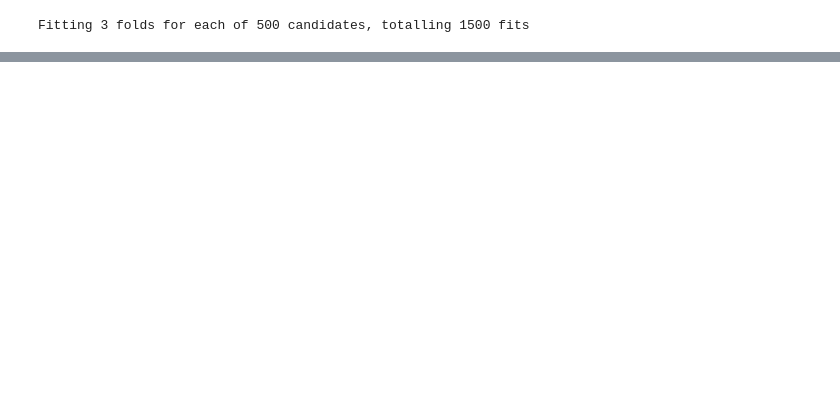
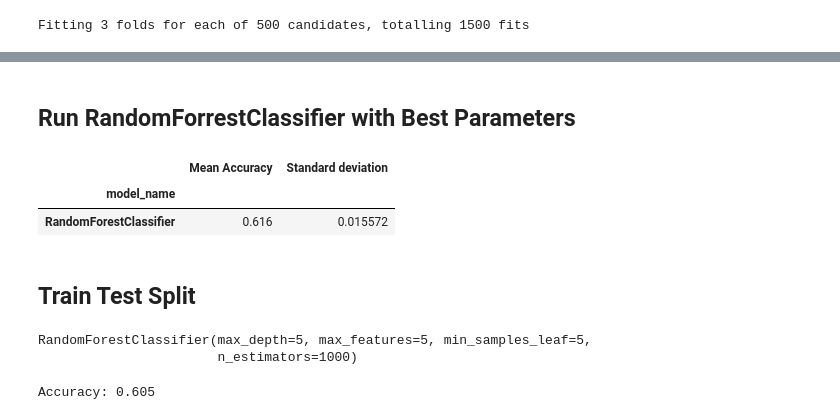
Before and after one commit to MeganTran6023/NLP_Sarcasm, a Jupyter notebook: NLP_Sarcasm Dataset.ipynb, the cells around one changed output, grey strips where cells are left out. Cells and saved outputs as stored; diff of their text form; code cells hidden in the pictures; blank space fills up the shorter version.

```diff
--- a/NLP_Sarcasm Dataset.ipynb
+++ b/NLP_Sarcasm Dataset.ipynb
@@ -429,0 +386,63 @@ Best score is: 0.6179832527137917
+# %% [markdown]
+## Run RandomForrestClassifier with Best Parameters
+# %%
+from sklearn.ensemble import RandomForestClassifier
+from sklearn.model_selection import cross_val_score
+# cross validation score
+labels = df_train.Y
+models = [
+    RandomForestClassifier(criterion= 'gini',
+                           max_depth= 3,
+                           max_features= 3,
+                           min_samples_leaf= 3,
+                           min_samples_split= 2,
+                           n_estimators= 150),
+]
+
+#n_estimators = number of trees made before making a decision
+
+cross_value_scored = []
+for model in models:
+    model_name = model.__class__.__name__
+    accuracies= cross_val_score(model, X, labels, scoring = 'accuracy', cv = 5)
+    for accuracy in accuracies:
+        cross_value_scored.append((model_name, accuracy))
+
+# make a dataframe of cross_val_scor
+df_cv = pd.DataFrame(cross_value_scored, columns =['model_name', 'accuracy'])
+acc = pd.concat([df_cv.groupby('model_name').accuracy.mean(),df_cv.groupby('model_name').accuracy.std()], axis= 1,ignore_index=True)
+acc.columns = ['Mean Accuracy', 'Standard deviation']
+acc
+# %% [output]
+|  | Mean Accuracy | Standard deviation |
+| model_name |  |  |
+| RandomForestClassifier | 0.616 | 0.015572 |
+# %% [markdown]
+## Train Test Split
+# %%
+from sklearn.ensemble import RandomForestClassifier
+
+# Create the model with your desired parameters
+clf = RandomForestClassifier(criterion= 'gini',
+                            max_depth= 5,
+                            max_features= 5,
+                            min_samples_leaf= 5,
+                            min_samples_split= 2,
+                            n_estimators= 1000)
+
+# Fit the model on the training data
+clf.fit(X_train, y_train)
+# %% [output]
+RandomForestClassifier(max_depth=5, max_features=5, min_samples_leaf=5,
+                       n_estimators=1000)
+# %%
+from sklearn.metrics import accuracy_score
+
+# Make predictions on the test data
+y_pred = clf.predict(X_test)
+
+# Calculate accuracy
+accuracy = accuracy_score(y_test, y_pred)
+print("Accuracy:", accuracy)
+# %% [output]
+Accuracy: 0.605
```
Also changed, not shown: parts of 11 cells of this notebook.
